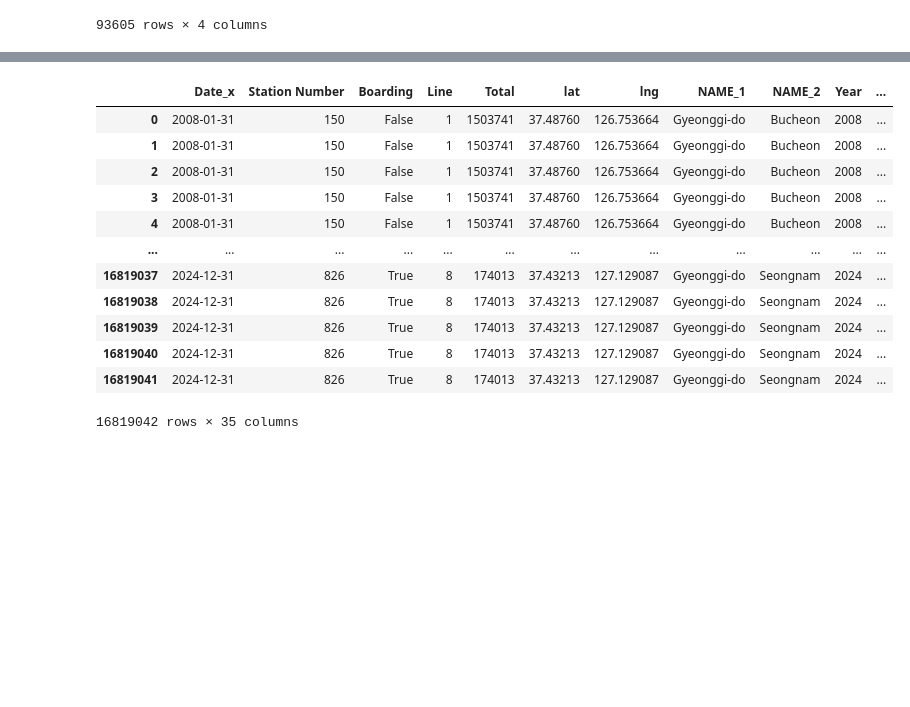
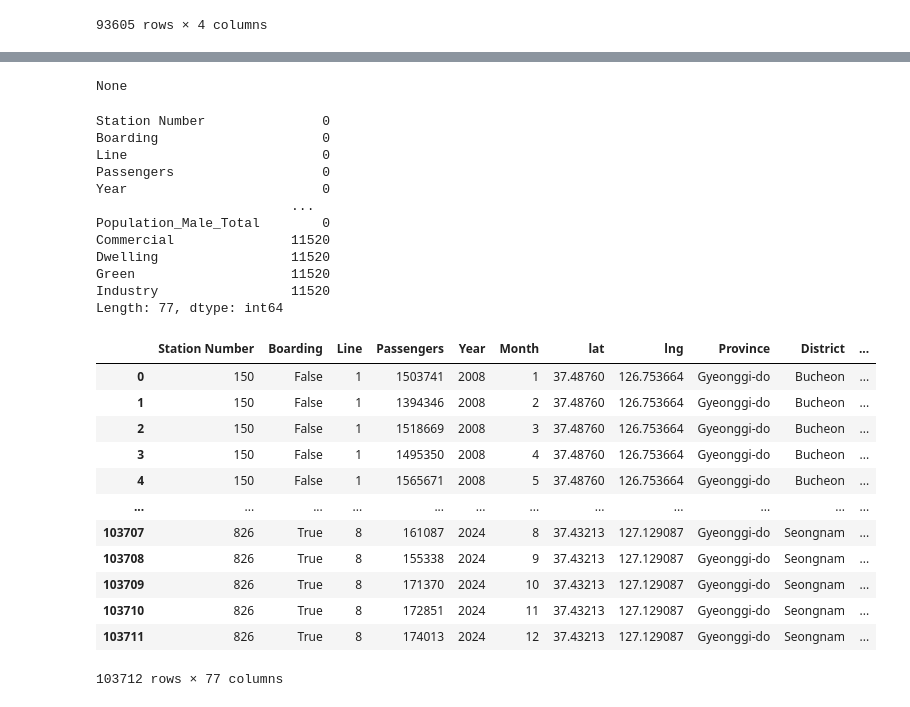
Before and after one commit to omzz15/intro-to-big-data-group-project, a Jupyter notebook: notebooks/models/make-data.ipynb, the cells around one changed output, grey strips where cells are left out. Cells and saved outputs as stored; diff of their text form; code cells hidden in the pictures; blank space fills up the shorter version.

```diff
--- a/notebooks/models/make-data.ipynb
+++ b/notebooks/models/make-data.ipynb
@@ -275,5 +353,5 @@ merged_df.dropna(inplace=True)
 # %%
 # Add population data
-population_df = pd.read_csv(os.path.join(POPULATION_DATA_DIR, "population-by-age-groups.csv"))
+population_df = pd.read_csv(os.path.join(POPULATION_DATA_DIR, "population-by-age-groups.csv"), index_col=0)
 population_df
 # %% [output]
@@ -316,3 +425,12 @@ merged_df
 # %%
-merged_df.isnull().sum()
+# Only 700 null values so we can drop them
+# Also drop unnecessary columns and fix names
+station_passenger_count_location_district_tax_population_df.dropna(inplace=True)
+station_passenger_count_location_district_tax_population_df.drop(columns=['Date_x'], inplace=True)
+station_passenger_count_location_district_tax_population_df.rename(columns={'Date_y': 'Date'}, inplace=True)
+
+# Rename to something easier
+station_all_data_tax_population_df = station_passenger_count_location_district_tax_population_df
+
+station_all_data_tax_population_df
 # %% [output]
@@ -351,3 +465,9 @@ land_price_df
 | 93603 | Ongjin | Semi-Agriculture | 2015-05-01 | NaN |
 | 93604 | Ongjin | Semi-Agriculture | 2015-06-01 | NaN |
 93605 rows × 4 columns
+# %%
+# Pivot to wide format
+land_price_wide_df = land_price_df.pivot_table(index=['District', 'Date'], columns='Land_Type', values='Price_Change', aggfunc='mean').reset_index()
+display(land_price_wide_df.info())
+display(land_price_wide_df.isnull().sum())
+land_price_wide_df
@@ -353,0 +524,6 @@ land_price_df
+# %%
+# Drop columns that are mostly null and 0 the rest
+land_price_wide_cleaned_df = land_price_wide_df.drop(columns=['Agriculture', 'Comprehensive Management', 'Nature Conservation', 'Management', 'Preservation Management', 'Production Management', 'Program Management'])
+land_price_wide_cleaned_df.fillna(0, inplace=True)
+
+land_price_wide_cleaned_df
@@ -354,8 +544,13 @@ land_price_df
 # %%
-# # Extract year-month from land_price_df for merging by district and month
-# land_price_df['YearMonth'] = pd.to_datetime(land_price_df['Date']).dt.to_period('M')
+# Extract year and month from df for merging by district and month
+land_price_wide_cleaned_df['Date'] = pd.to_datetime(land_price_wide_cleaned_df['Date'])
+land_price_wide_cleaned_df['Year'] = land_price_wide_cleaned_df['Date'].dt.year
+land_price_wide_cleaned_df['Month'] = land_price_wide_cleaned_df['Date'].dt.month
+land_price_wide_cleaned_df.drop(columns=["Date"], inplace=True)
 
-# merged_df = pd.merge(merged_df, land_price_df, left_on=['YearMonth', 'NAME_2'], right_on=['YearMonth', 'District'], how='left')
-# # merged_df.drop(columns=['YearMonth', 'Date_y', 'District_y'], inplace=True)
-# merged_df
+station_all_data_tax_population_land_price_df = pd.merge(station_all_data_tax_population_df, land_price_wide_cleaned_df, on=['Month', 'Year', 'District'], how='left')
+
+display(station_all_data_tax_population_land_price_df.info())
+display(station_all_data_tax_population_land_price_df.isnull().sum())
+station_all_data_tax_population_land_price_df
 # %% [output]
@@ -362,14 +574,27 @@ land_price_df
+None
+Station Number               0
+Boarding                     0
+Line                         0
+Passengers                   0
+Year                         0
+                         ...
+Population_Male_Total        0
+Commercial               11520
+Dwelling                 11520
+Green                    11520
+Industry                 11520
+Length: 77, dtype: int64
-|  | Date_x | Station Number | Boarding | Line | Total | lat | lng | NAME_1 | NAME_2 | Year | ... |
-| 0 | 2008-01-31 | 150 | False | 1 | 1503741 | 37.48760 | 126.753664 | Gyeonggi-do | Bucheon | 2008 | ... |
-| 1 | 2008-01-31 | 150 | False | 1 | 1503741 | 37.48760 | 126.753664 | Gyeonggi-do | Bucheon | 2008 | ... |
-| 2 | 2008-01-31 | 150 | False | 1 | 1503741 | 37.48760 | 126.753664 | Gyeonggi-do | Bucheon | 2008 | ... |
-| 3 | 2008-01-31 | 150 | False | 1 | 1503741 | 37.48760 | 126.753664 | Gyeonggi-do | Bucheon | 2008 | ... |
-| 4 | 2008-01-31 | 150 | False | 1 | 1503741 | 37.48760 | 126.753664 | Gyeonggi-do | Bucheon | 2008 | ... |
+|  | Station Number | Boarding | Line | Passengers | Year | Month | lat | lng | Province | District | ... |
+| 0 | 150 | False | 1 | 1503741 | 2008 | 1 | 37.48760 | 126.753664 | Gyeonggi-do | Bucheon | ... |
+| 1 | 150 | False | 1 | 1394346 | 2008 | 2 | 37.48760 | 126.753664 | Gyeonggi-do | Bucheon | ... |
+| 2 | 150 | False | 1 | 1518669 | 2008 | 3 | 37.48760 | 126.753664 | Gyeonggi-do | Bucheon | ... |
+| 3 | 150 | False | 1 | 1495350 | 2008 | 4 | 37.48760 | 126.753664 | Gyeonggi-do | Bucheon | ... |
+| 4 | 150 | False | 1 | 1565671 | 2008 | 5 | 37.48760 | 126.753664 | Gyeonggi-do | Bucheon | ... |
 | ... | ... | ... | ... | ... | ... | ... | ... | ... | ... | ... | ... |
-| 16819037 | 2024-12-31 | 826 | True | 8 | 174013 | 37.43213 | 127.129087 | Gyeonggi-do | Seongnam | 2024 | ... |
-| 16819038 | 2024-12-31 | 826 | True | 8 | 174013 | 37.43213 | 127.129087 | Gyeonggi-do | Seongnam | 2024 | ... |
-| 16819039 | 2024-12-31 | 826 | True | 8 | 174013 | 37.43213 | 127.129087 | Gyeonggi-do | Seongnam | 2024 | ... |
-| 16819040 | 2024-12-31 | 826 | True | 8 | 174013 | 37.43213 | 127.129087 | Gyeonggi-do | Seongnam | 2024 | ... |
-| 16819041 | 2024-12-31 | 826 | True | 8 | 174013 | 37.43213 | 127.129087 | Gyeonggi-do | Seongnam | 2024 | ... |
+| 103707 | 826 | True | 8 | 161087 | 2024 | 8 | 37.43213 | 127.129087 | Gyeonggi-do | Seongnam | ... |
+| 103708 | 826 | True | 8 | 155338 | 2024 | 9 | 37.43213 | 127.129087 | Gyeonggi-do | Seongnam | ... |
+| 103709 | 826 | True | 8 | 171370 | 2024 | 10 | 37.43213 | 127.129087 | Gyeonggi-do | Seongnam | ... |
+| 103710 | 826 | True | 8 | 172851 | 2024 | 11 | 37.43213 | 127.129087 | Gyeonggi-do | Seongnam | ... |
+| 103711 | 826 | True | 8 | 174013 | 2024 | 12 | 37.43213 | 127.129087 | Gyeonggi-do | Seongnam | ... |
-16819042 rows × 35 columns
+103712 rows × 77 columns
 # %%
```
Also changed, not shown: parts of 24 cells of this notebook, 7 other files.
